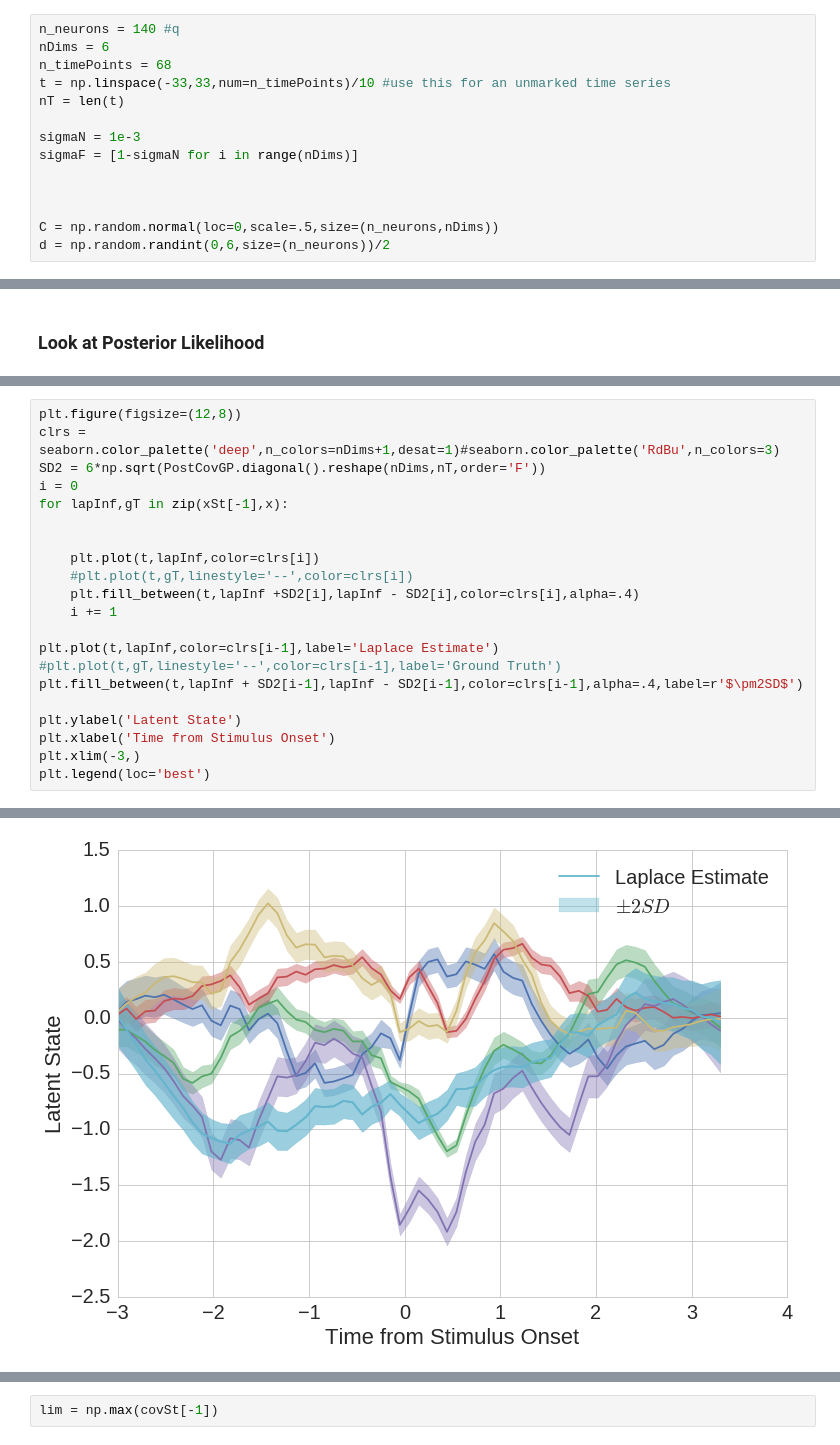
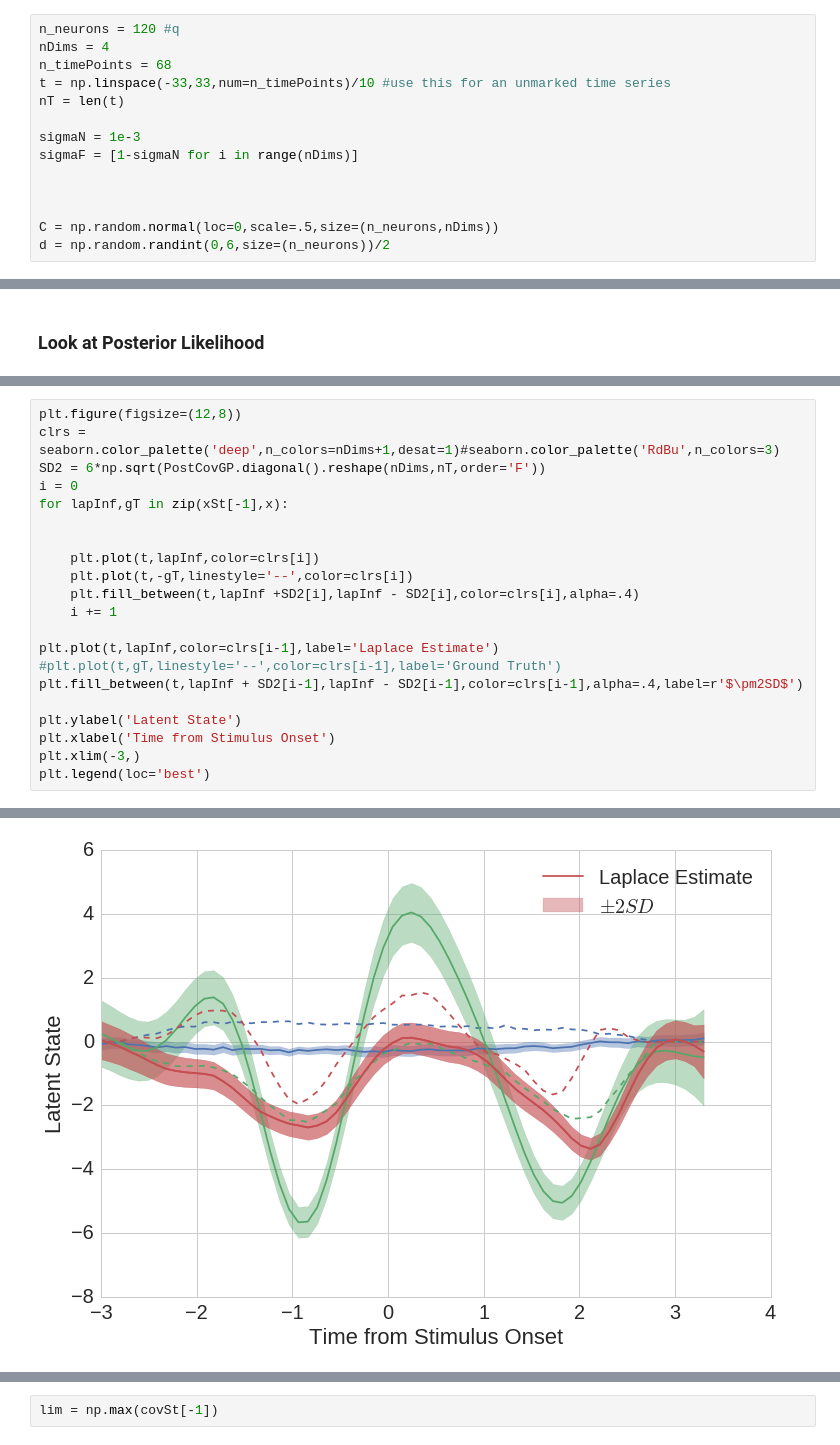
Before and after one commit to yves-weissenberger/GPR, a Jupyter notebook: GPFA_EM_step_with_timescale.ipynb, the cells around one changed output, grey strips where cells are left out. Cells and saved outputs as stored; diff of their text form.

```diff
--- a/GPFA_EM_step_with_timescale.ipynb
+++ b/GPFA_EM_step_with_timescale.ipynb
@@ -226,8 +226,8 @@ def make_Kbig(params,t,nDims,epsNoise=1e-3):
 # %% [markdown]
 #  Ok now lets generate Poisson Data
 # %%
-n_neurons = 140 #q
-nDims = 6
+n_neurons = 120 #q
+nDims = 4
 n_timePoints = 68
 t = np.linspace(-33,33,num=n_timePoints)/10 #use this for an unmarked time series
 nT = len(t)
@@ -508,27 +393,27 @@ for lapInf,gT in zip(xSVD,xSVD_true):
 # %%
 plt.figure(figsize=(12,8))
 clrs = seaborn.color_palette('deep',n_colors=nDims+1,desat=1)#seaborn.color_palette('RdBu',n_colors=3)
 SD2 = 6*np.sqrt(PostCovGP.diagonal().reshape(nDims,nT,order='F'))
 i = 0
 for lapInf,gT in zip(xSt[-1],x):
 
 
     plt.plot(t,lapInf,color=clrs[i])
-    #plt.plot(t,gT,linestyle='--',color=clrs[i])
+    plt.plot(t,-gT,linestyle='--',color=clrs[i])
     plt.fill_between(t,lapInf +SD2[i],lapInf - SD2[i],color=clrs[i],alpha=.4)
     i += 1
 
 plt.plot(t,lapInf,color=clrs[i-1],label='Laplace Estimate')
 #plt.plot(t,gT,linestyle='--',color=clrs[i-1],label='Ground Truth')
 plt.fill_between(t,lapInf + SD2[i-1],lapInf - SD2[i-1],color=clrs[i-1],alpha=.4,label=r'$\pm2SD$')
 
 plt.ylabel('Latent State')
 plt.xlabel('Time from Stimulus Onset')
 plt.xlim(-3,)
 plt.legend(loc='best')
 # %% [output]
 <matplotlib.legend.Legend at 0x...>
-[figure, old version]
+[figure, new version]
 # %%
 plt.figure(figsize=(24,8))
 clrs = seaborn.color_palette('deep',n_colors=nDims,desat=1)#seaborn.color_palette('RdBu',n_colors=3)
```
Also changed, not shown: parts of 16 cells of this notebook, 5 other files.
